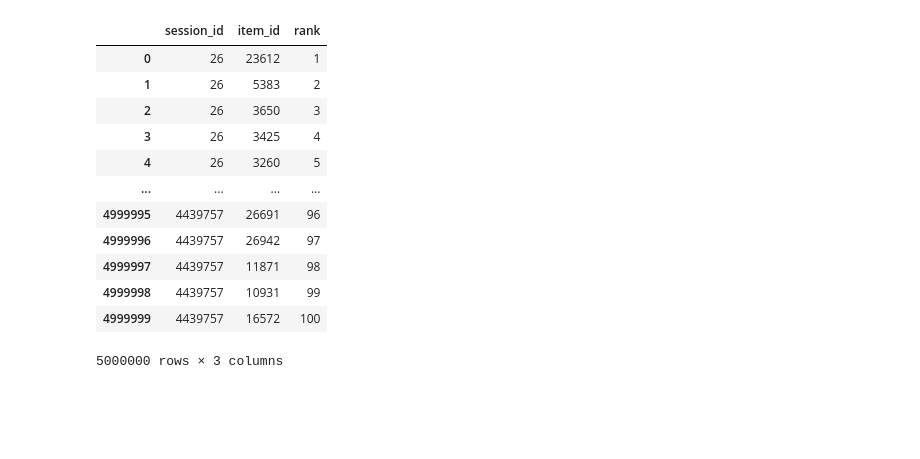
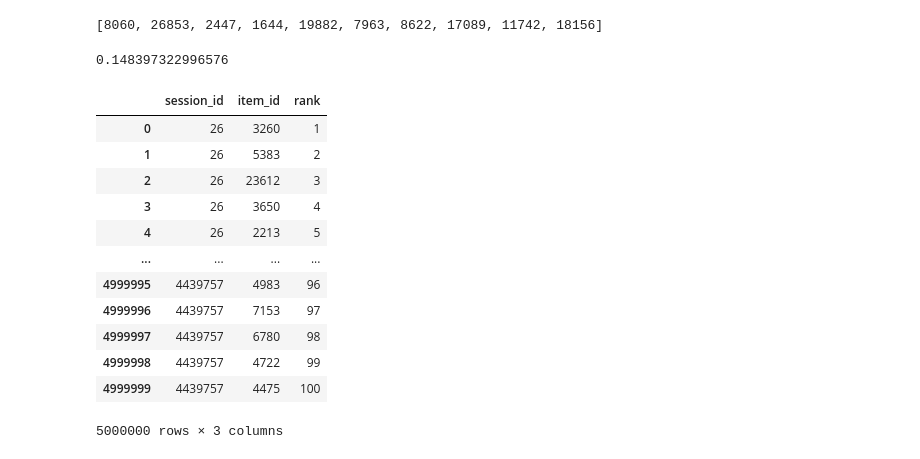
Before and after one commit to Pythyu/SYMA-RecysChallenge2022, a Jupyter notebook: new_syma.ipynb, the cells around one changed output. Cells and saved outputs as stored; diff of their text form; code cells hidden in the pictures; blank space fills up the shorter version.

```diff
--- a/new_syma.ipynb
+++ b/new_syma.ipynb
@@ -32,3 +28,4 @@ train_sessions
 # %%
-train_sessions['ts'] = pd.to_datetime(train_sessions.date).astype('int64') / 1000
+train_sessions['ts'] = pd.to_datetime(train_sessions.date).astype('int64') / 1E9
 train_sessions = train_sessions.sort_values(by = ['session_id','ts'], ascending = True)
+train_sessions.head()
@@ -67,0 +119,2 @@ sim_item_corr,item_cnt = get_sim2(train_sessions,'session_id','item_id',1)
+# %%
+sim_item = similarity(train_sessions, 1)
@@ -68,7 +145,9 @@ sim_item_corr,item_cnt = get_sim2(train_sessions,'session_id','item_id',1)
 # %%
 order = train_sessions['item_id'].value_counts().reset_index()
-order = order.sort_values('item_id', ascending=False)
 popular_items = list(order['index'])
+popular_items[:10]
+# %% [output]
+[8060, 26853, 2447, 1644, 19882, 7963, 8622, 17089, 11742, 18156]
 # %%
 def recommend(sim_item_corr, popular_items, top_k, session_item_list):
     rank = {}
@@ -79,8 +158,7 @@ def recommend(sim_item_corr, popular_items, top_k, session_item_list):
                     rank[j] = rank.get(j,0) + wij
 
     rank_list = sorted(rank.items(), key=lambda d: d[1], reverse=True)[:top_k]
-    rank_array = np.array(rank_list)
-    item_list = list(rank_array[:,0].astype('int32'))
+    item_list = [item for item, rank in rank_list]
 
     index = 0
     while(len(item_list) < top_k):
@@ -93,31 +178,48 @@ def recommend(sim_item_corr, popular_items, top_k, session_item_list):
+# %%
+session_id_list = []
+item_id_list = []
+rank_list = []
+
+train_sessions_dict = train_sessions.groupby("session_id")["item_id"].agg(list).reset_index()
+train_sessions_dict = train_sessions_dict[:100]
+
+for session_id, session_item_list in train_sessions_dict.values:
+    item_list = recommend(sim_item, popular_items, 100, session_item_list)
+    session_id_list += [session_id] * len(item_list)
+    item_id_list += list(item_list)
+    rank_list += range(1, len(item_list) + 1)
+
+df_pred = pd.DataFrame({"session_id":session_id_list, "item_id":item_id_list, "rank":rank_list})
+df_true = train_purchases[np.isin(train_purchases.session_id, train_sessions_dict["session_id"].unique())]
+mean_reciprocal_rank(df_pred, df_true)
+# %% [output]
+0.148397322996576
 # %%
-top_k = 100
 session_id_list = []
 item_id_list = []
 rank_list = []
-test_session_dict = test_sessions.groupby('session_id')['item_id'].agg(list).to_dict()
+test_session_dict = test_sessions.groupby('session_id')['item_id'].agg(list).reset_index()
 
-for session_id, session_item_list in tqdm(test_session_dict.items()):
-    item_list = recommend(sim_item_corr, popular_items, top_k, session_item_list)
+for session_id, session_item_list in tqdm(test_session_dict.values):
+    item_list = recommend(sim_item, popular_items, 100, session_item_list)
     session_id_list += [session_id] * len(item_list)
     item_id_list += list(item_list)
-
-    rank_list += range(1,len(item_list)+1)
+    rank_list += range(1, len(item_list) + 1)
 
 leaderboard = pd.DataFrame({"session_id":session_id_list, "item_id":item_id_list, "rank":rank_list})
 leaderboard.to_csv('leaderboard_result.csv',index=False)
 leaderboard
 # %% [output]
 |  | session_id | item_id | rank |
-| 0 | 26 | 23612 | 1 |
+| 0 | 26 | 3260 | 1 |
 | 1 | 26 | 5383 | 2 |
-| 2 | 26 | 3650 | 3 |
-| 3 | 26 | 3425 | 4 |
-| 4 | 26 | 3260 | 5 |
+| 2 | 26 | 23612 | 3 |
+| 3 | 26 | 3650 | 4 |
+| 4 | 26 | 2213 | 5 |
 | ... | ... | ... | ... |
-| 4999995 | 4439757 | 26691 | 96 |
-| 4999996 | 4439757 | 26942 | 97 |
-| 4999997 | 4439757 | 11871 | 98 |
-| 4999998 | 4439757 | 10931 | 99 |
-| 4999999 | 4439757 | 16572 | 100 |
+| 4999995 | 4439757 | 4983 | 96 |
+| 4999996 | 4439757 | 7153 | 97 |
+| 4999997 | 4439757 | 6780 | 98 |
+| 4999998 | 4439757 | 4722 | 99 |
+| 4999999 | 4439757 | 4475 | 100 |
 5000000 rows × 3 columns
```
Also changed, not shown: parts of 10 cells of this notebook.
